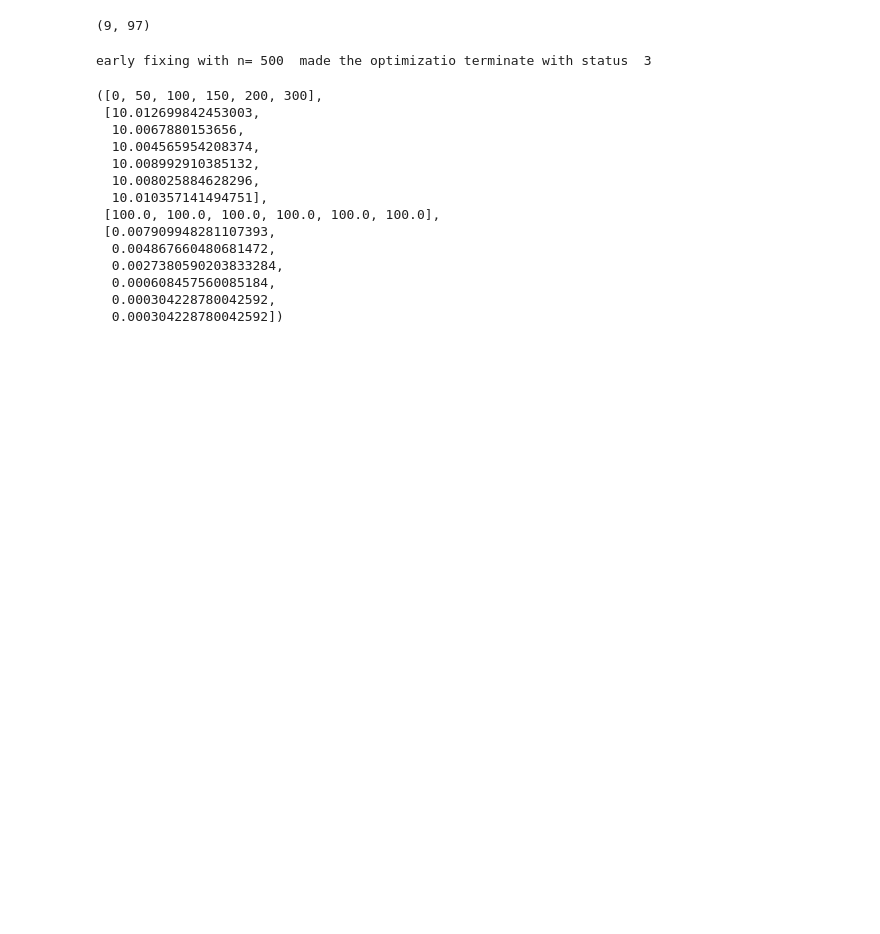
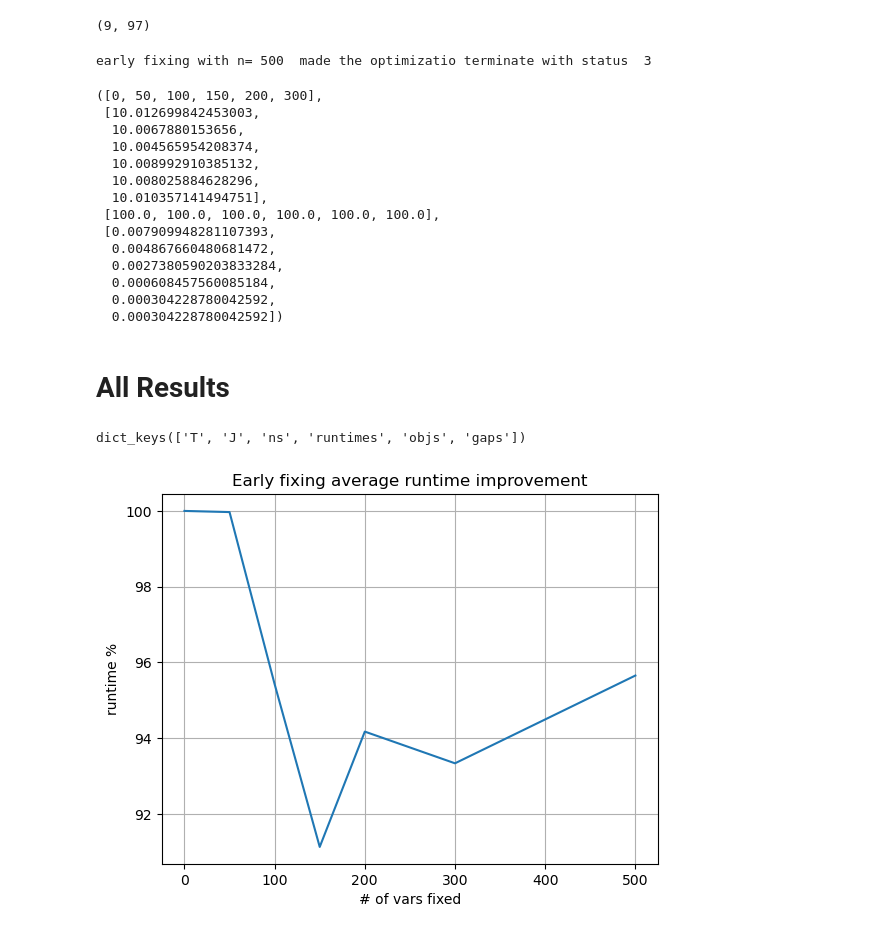
Before and after one commit to gos-ufsc/sat-gnn, a Jupyter notebook: notebooks/3.4-bmp-new-training-early-fixing-performance.ipynb, the cells around one changed output. Saved outputs shown, nothing was run; the diff lists cells and outputs as text; code cells hidden in the pictures; blank space fills up the shorter version.

Commit message:
latest results using multi-target

```diff
--- a/notebooks/3.4-bmp-new-training-early-fixing-performance.ipynb
+++ b/notebooks/3.4-bmp-new-training-early-fixing-performance.ipynb
@@ -143,3 +167,38 @@ early fixing with n= 500  made the optimizatio terminate with status  3
   0.000608457560085184,
   0.000304228780042592,
   0.000304228780042592])
+# %% [markdown]
+# All Results
+# %%
+with open('../ef_performance_2fupjiny.pkl', 'rb') as f:
+    ef_perfs = pickle.load(f)
+
+ef_perfs[0].keys()
+# %% [output]
+dict_keys(['T', 'J', 'ns', 'runtimes', 'objs', 'gaps'])
+# %%
+from collections import OrderedDict
+
+ns = [0, 50, 100, 150, 200, 300, 500, 1000,]
+
+runtimes = OrderedDict([(n, list()) for n in ns])
+# runtimes = {n: list() for n in ns}
+
+for ef_perf in ef_perfs:
+    for i in range(len(ef_perf['ns'])):
+        runtimes[ns[i]].append(ef_perf['runtimes'][i] / ef_perf['runtimes'][0])
+
+mean_runtimes = np.array([sum(runtimes[n]) / len(runtimes[n]) for n in ns if len(runtimes[n]) != 0])
+max_runtimes = np.array([max(runtimes[n]) for n in ns if len(runtimes[n]) != 0])
+min_runtimes = np.array([min(runtimes[n]) for n in ns if len(runtimes[n]) != 0])
+
+plt.plot(ns[:len(mean_runtimes)], mean_runtimes * 100)
+# plt.fill_between(ns[:len(mean_runtimes)], min_runtimes * 100, max_runtimes * 100, alpha=0.5)
+plt.title('Early fixing average runtime improvement')
+plt.xlabel('# of vars fixed')
+plt.ylabel('runtime %')
+# plt.yscale('log')
+plt.grid()
+plt.show()
+# %% [output]
+[figure, added]
```
Also changed, not shown: parts of 6 cells of this notebook, 3 other files.
